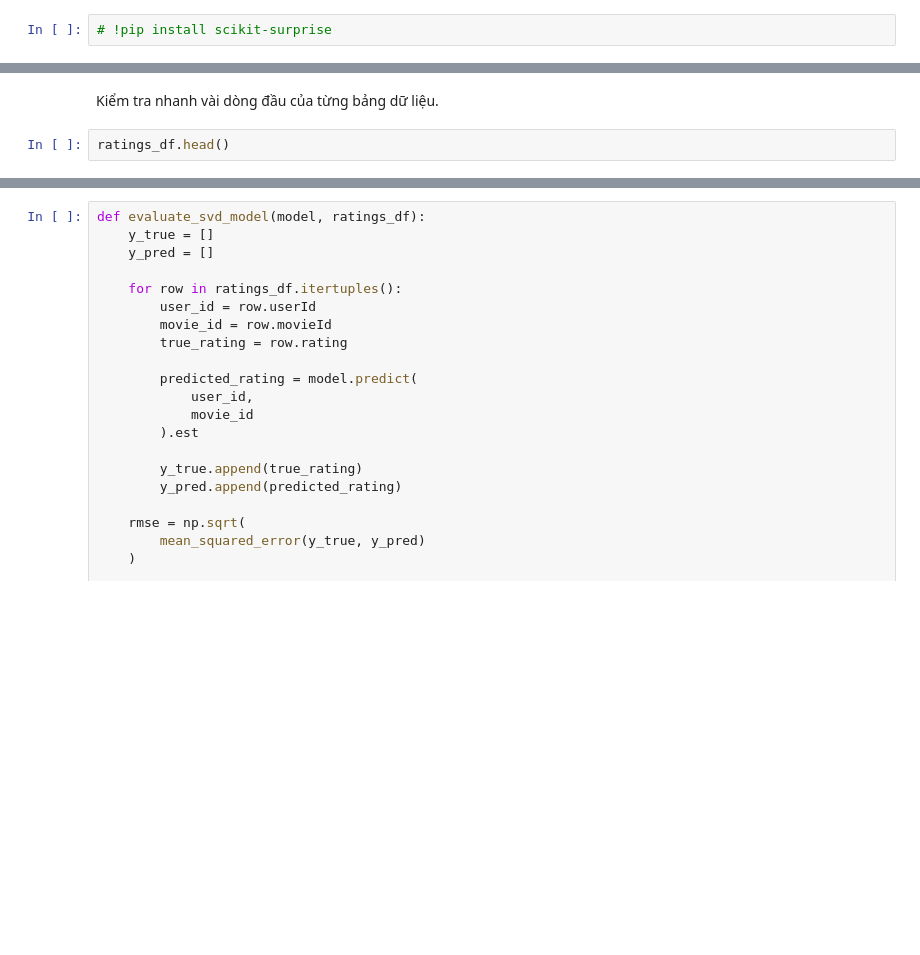
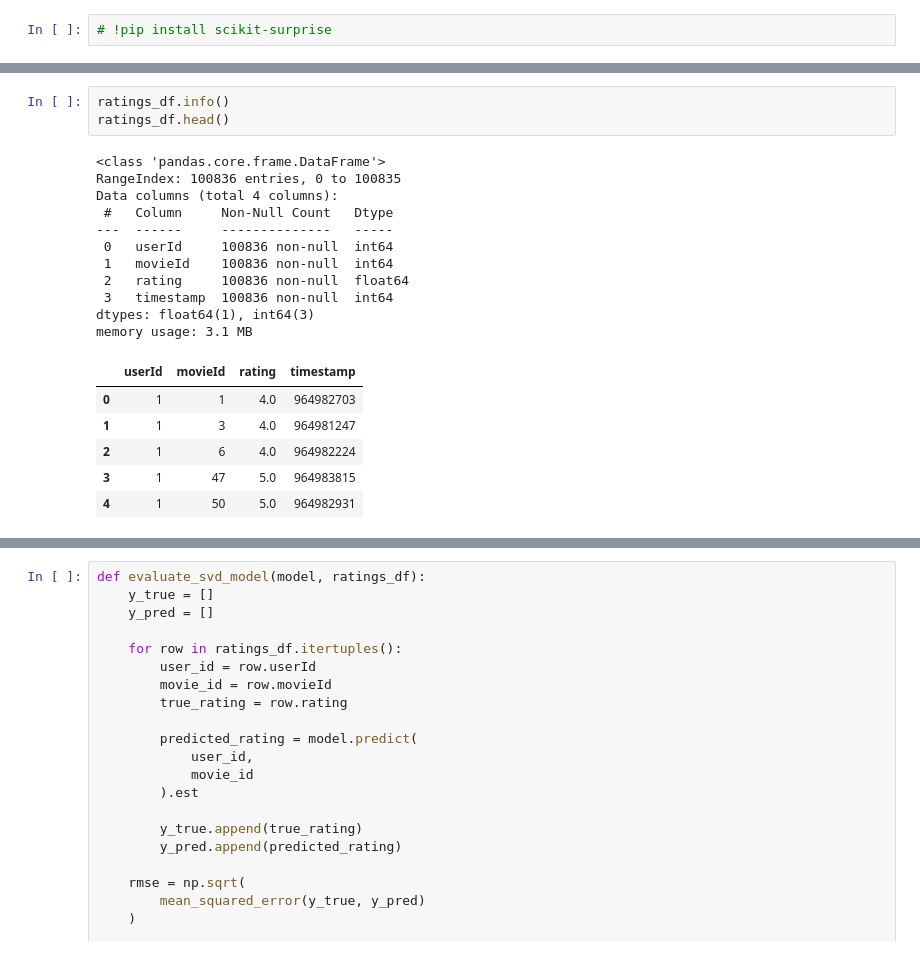
Before and after one commit to Nham2005/NHOM-3_TTNT_G-I-PHIM, a Jupyter notebook: train_model.ipynb, the cells around one changed output, grey strips where cells are left out. Cells and saved outputs as stored; diff of their text form; blank space fills up the shorter version.

```diff
--- a/train_model.ipynb
+++ b/train_model.ipynb
@@ -72,5 +36,22 @@ print("Links:", links_df.shape)
-# %% [markdown]
-Kiểm tra nhanh vài dòng đầu của từng bảng dữ liệu.
 # %%
+ratings_df.info()
 ratings_df.head()
+# %% [output]
+<class 'pandas.core.frame.DataFrame'>
+RangeIndex: 100836 entries, 0 to 100835
+Data columns (total 4 columns):
+ #   Column     Non-Null Count   Dtype
+---  ------     --------------   -----
+ 0   userId     100836 non-null  int64
+ 1   movieId    100836 non-null  int64
+ 2   rating     100836 non-null  float64
+ 3   timestamp  100836 non-null  int64
+dtypes: float64(1), int64(3)
+memory usage: 3.1 MB
+|  | userId | movieId | rating | timestamp |
+| 0 | 1 | 1 | 4.0 | 964982703 |
+| 1 | 1 | 3 | 4.0 | 964981247 |
+| 2 | 1 | 6 | 4.0 | 964982224 |
+| 3 | 1 | 47 | 5.0 | 964983815 |
+| 4 | 1 | 50 | 5.0 | 964982931 |
 # %%
```
Also changed, not shown: parts of 79 cells of this notebook.
